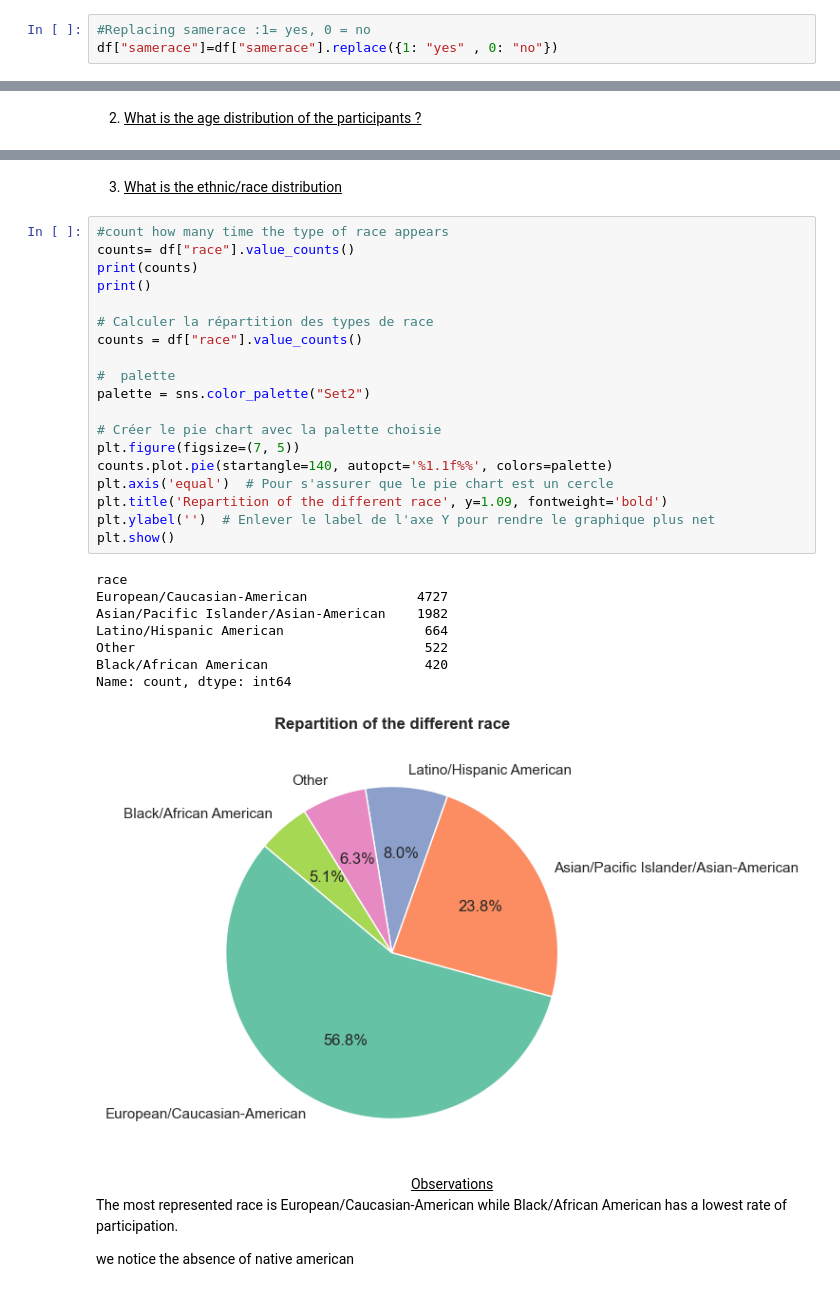
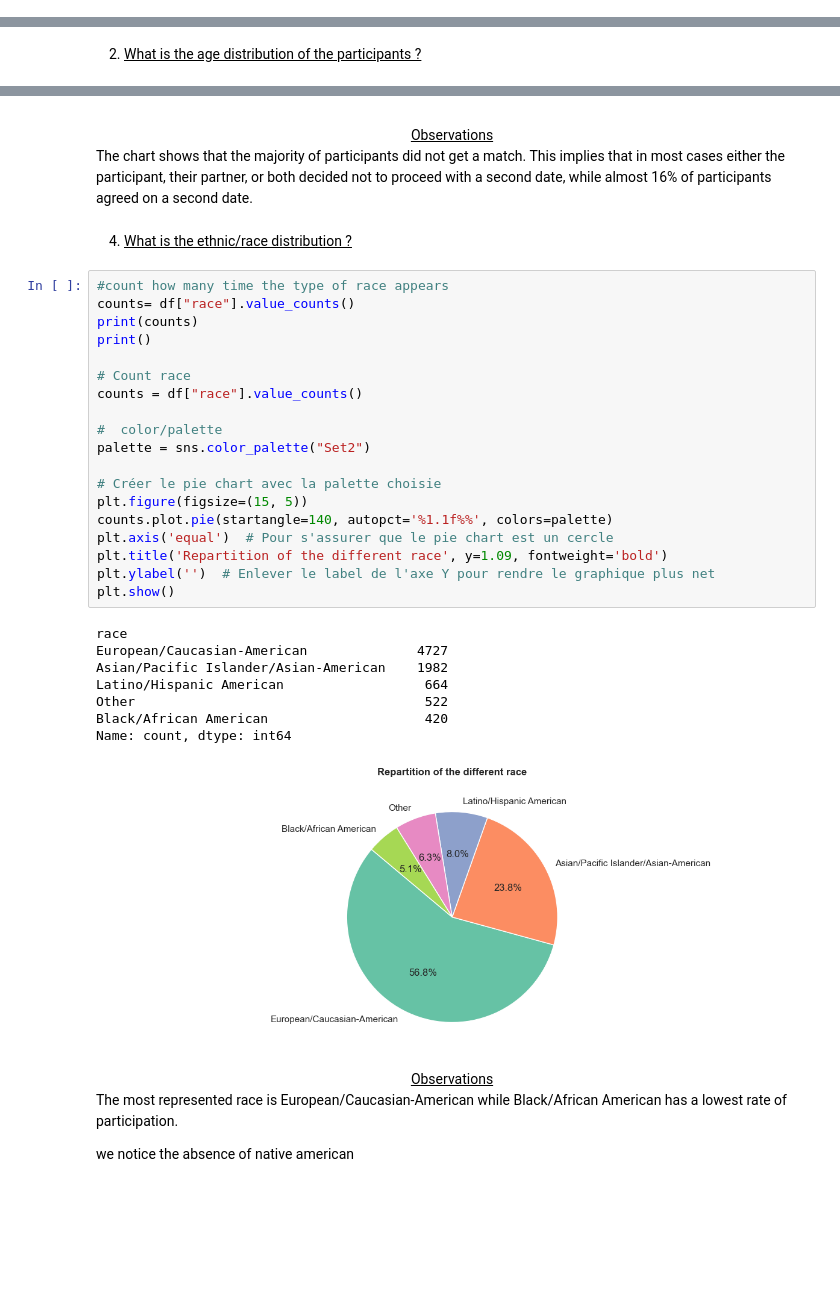
Before and after one commit to NadiaPreuvot/Block.2.EDA-Speed.Dating-Tinder_Project, a Jupyter notebook: speed_dating_project/speed_dating_notebook.ipynb, the cells around one changed output, grey strips where cells are left out. Cells and saved outputs as stored; diff of their text form; blank space fills up the shorter version.

```diff
--- a/speed_dating_project/speed_dating_notebook.ipynb
+++ b/speed_dating_project/speed_dating_notebook.ipynb
@@ -93,9 +104,6 @@ df["match"]=df["match"].replace({1: "yes" , 0: "no"})
 # %%
 #Replacing the value for participant and the partner by 1 = yes if they were the same race or else by 0=no
 df["samerace"]= df["samerace"].replace({1 : "yes", 0: "no"})
-# %%
-#Replacing samerace :1= yes, 0 = no
-df["samerace"]=df["samerace"].replace({1: "yes" , 0: "no"})
 # %% [markdown]
 2. <u>Let's change the numbers into names to better understand the data.
 # %%
@@ -243,33 +279,37 @@ There is a peak around 25 years old.
+# %% [markdown]
+</u><ins><center> <font color="bleu"><ins>Observations</font> </center>
+</br>
+The chart shows that the majority of participants did not get a match. This implies that in most cases either the participant, their partner, or both decided not to proceed with a second date, while almost 16% of participants agreed on a second date.
 # %% [markdown]
-3. <u> What is the ethnic/race distribution
+4. <u> What is the ethnic/race distribution ?
 # %%
 #count how many time the type of race appears
 counts= df["race"].value_counts()
 print(counts)
 print()
 
-# Calculer la répartition des types de race
+# Count race
 counts = df["race"].value_counts()
 
-#  palette
+#  color/palette
 palette = sns.color_palette("Set2")
 
 # Créer le pie chart avec la palette choisie
-plt.figure(figsize=(7, 5))
+plt.figure(figsize=(15, 5))
 counts.plot.pie(startangle=140, autopct='%1.1f%%', colors=palette)
 plt.axis('equal')  # Pour s'assurer que le pie chart est un cercle
 plt.title('Repartition of the different race', y=1.09, fontweight='bold')
 plt.ylabel('')  # Enlever le label de l'axe Y pour rendre le graphique plus net
 plt.show()
 # %% [output]
 race
 European/Caucasian-American              4727
 Asian/Pacific Islander/Asian-American    1982
 Latino/Hispanic American                  664
 Other                                     522
 Black/African American                    420
 Name: count, dtype: int64
-[figure, old version]
+[figure, new version]
 # %% [markdown]
 </u><ins><center> <font color="bleu"><ins>Observations</font> </center>
 </br>
```
Also changed, not shown: parts of 129 cells of this notebook.
